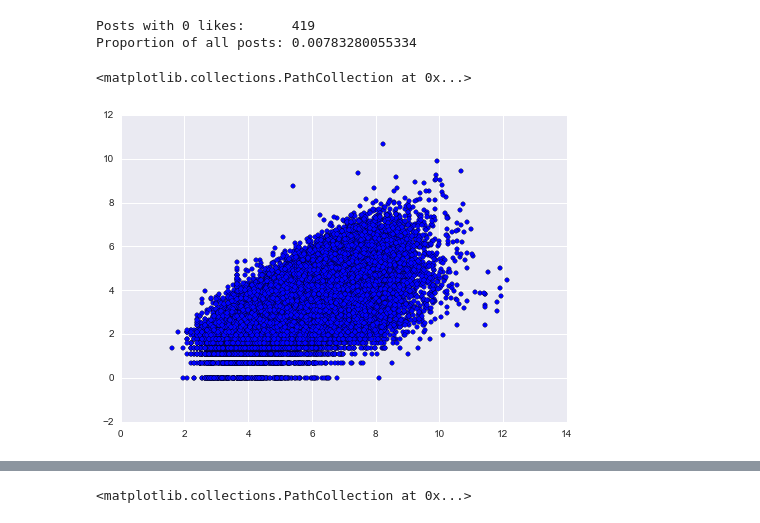
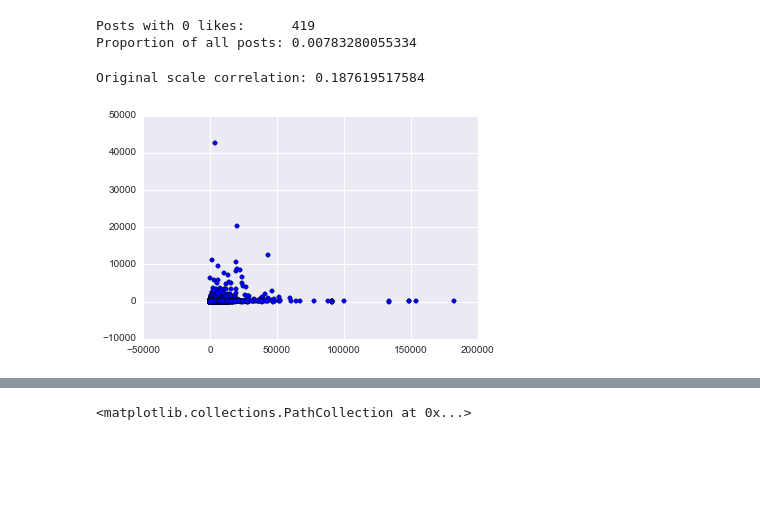
Before and after one commit to micahlanier/social-news, a Jupyter notebook: src/prediction/explorePredictionData.ipynb, the cells around one changed output, grey strips where cells are left out. Saved outputs shown, nothing was run; the diff lists cells and outputs as text; code cells hidden in the pictures; blank space fills up the shorter version.

```diff
--- a/src/prediction/explorePredictionData.ipynb
+++ b/src/prediction/explorePredictionData.ipynb
@@ -227,9 +237,12 @@ print 'Proportion of all posts:',float(len(fb[fb.likes == 0])) / len(fb)
 [figure]
 Posts with 0 likes:      419
 Proportion of all posts: 0.00783280055334
-# %%
-# Compare clicks and retweets.
-plt.scatter(np.log(tw['clicks']), np.log(tw['retweets']))
-# %% [output]
-<matplotlib.collections.PathCollection at 0x...>
-[figure, removed]
+# %%
+# Compare clicks and retweets.
+print 'Original scale correlation:',
+print stats.pearsonr(tw.ix[(tw.retweets > 0) & (tw.clicks > 0),'clicks'], tw.ix[(tw.retweets > 0) & (tw.clicks > 0),'retweets'])[0]
+plt.scatter(tw['clicks'], tw['retweets'])
+plt.show()
+# %% [output]
+Original scale correlation: 0.187619517584
+[figure, added]
```
Also changed, not shown: parts of 11 cells of this notebook.
